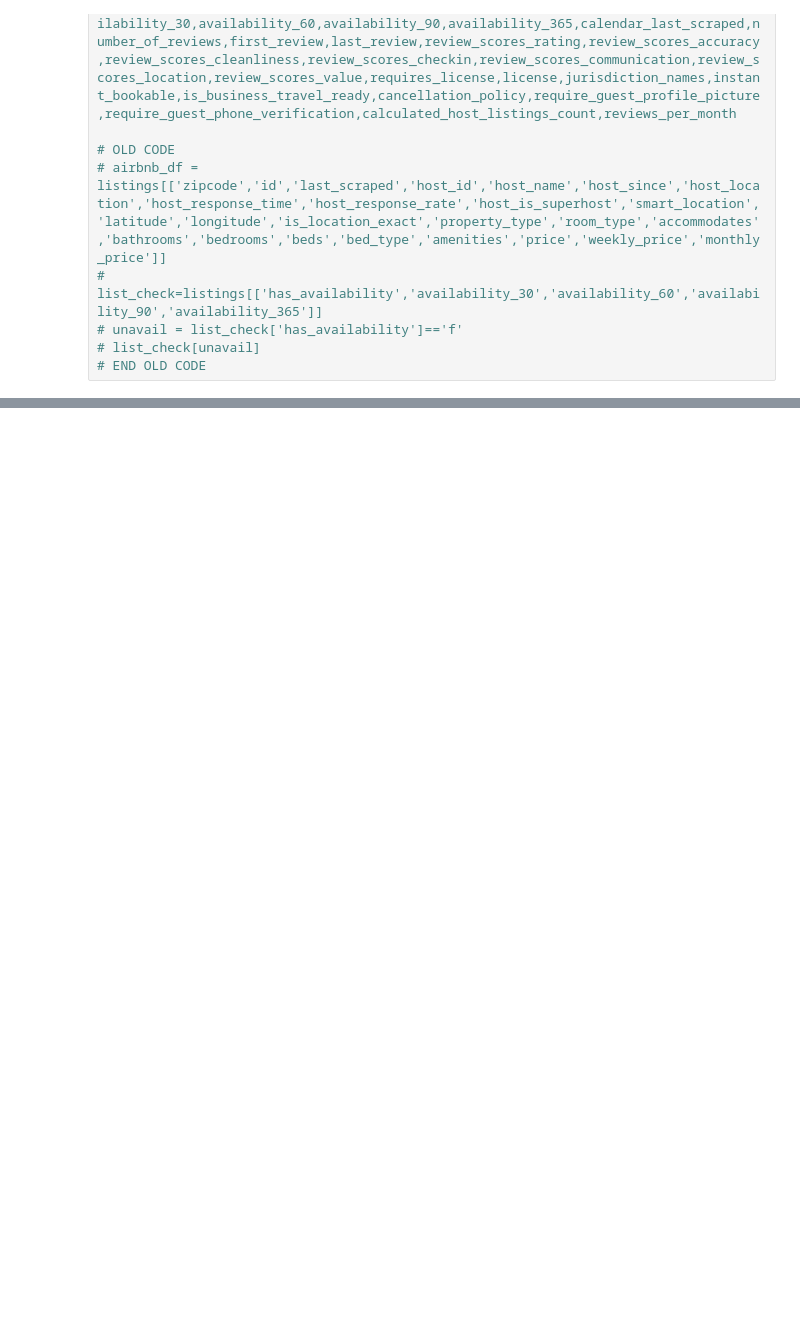
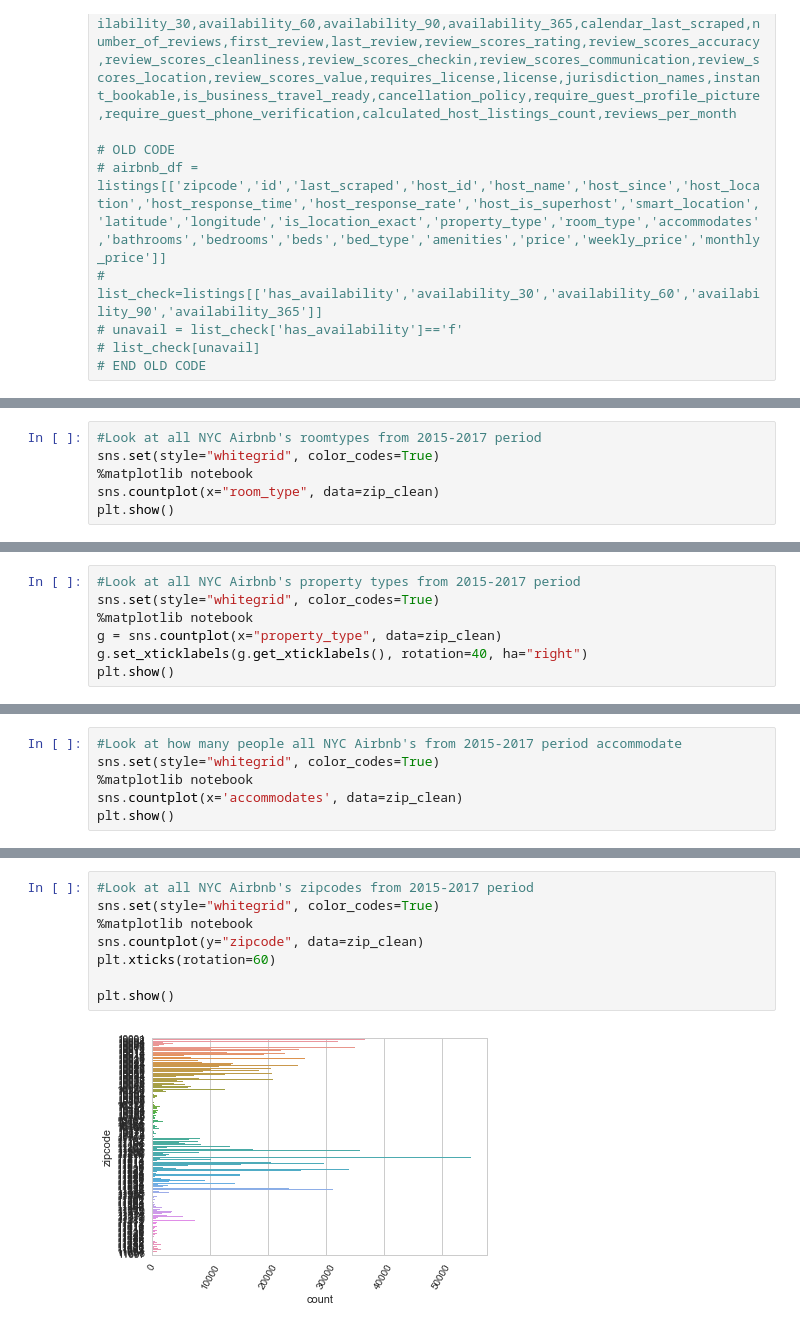
Before and after one commit to csignature/springboard-projects, a Jupyter notebook: Capstone_01/airbnb-capstone.ipynb, the cells around one changed output, grey strips where cells are left out. Saved outputs shown, nothing was run; the diff lists cells and outputs as text; blank space fills up the shorter version.

```diff
--- a/Capstone_01/airbnb-capstone.ipynb
+++ b/Capstone_01/airbnb-capstone.ipynb
@@ -199,0 +239,6 @@ Length: 6049, dtype: int64
+# %%
+#Look at all NYC Airbnb's roomtypes from 2015-2017 period
+sns.set(style="whitegrid", color_codes=True)
+%matplotlib notebook
+sns.countplot(x="room_type", data=zip_clean)
+plt.show()
@@ -199,0 +248,7 @@ Length: 6049, dtype: int64
+# %%
+#Look at all NYC Airbnb's property types from 2015-2017 period
+sns.set(style="whitegrid", color_codes=True)
+%matplotlib notebook
+g = sns.countplot(x="property_type", data=zip_clean)
+g.set_xticklabels(g.get_xticklabels(), rotation=40, ha="right")
+plt.show()
@@ -199,0 +258,6 @@ Length: 6049, dtype: int64
+# %%
+#Look at how many people all NYC Airbnb's from 2015-2017 period accommodate
+sns.set(style="whitegrid", color_codes=True)
+%matplotlib notebook
+sns.countplot(x='accommodates', data=zip_clean)
+plt.show()
@@ -199,0 +267,10 @@ Length: 6049, dtype: int64
+# %%
+#Look at all NYC Airbnb's zipcodes from 2015-2017 period
+sns.set(style="whitegrid", color_codes=True)
+%matplotlib notebook
+sns.countplot(y="zipcode", data=zip_clean)
+plt.xticks(rotation=60)
+
+plt.show()
+# %% [output]
+[figure, added]
```
Also changed, not shown: parts of 13 cells of this notebook.
